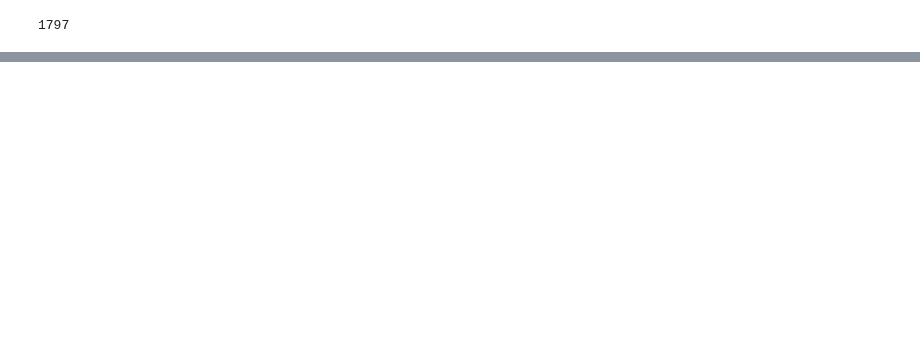
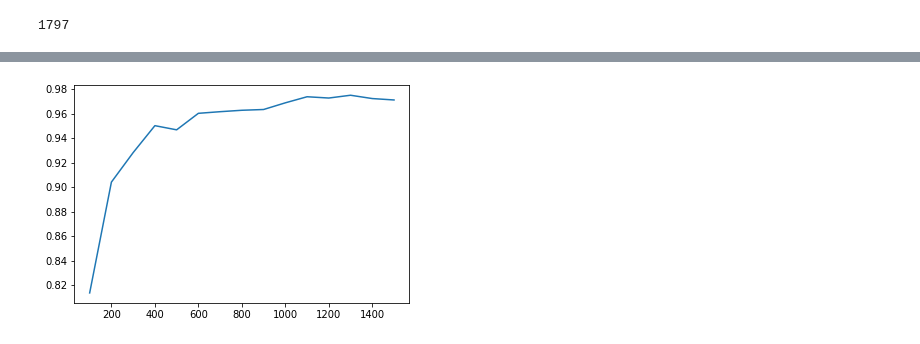
Before and after one commit to Qulacs-Osaka/scikit-qulacs, a Jupyter notebook: doc/source/notebooks/largeqsv_tut.ipynb, the cells around one changed output, grey strips where cells are left out. Saved outputs shown, nothing was run; the diff lists cells and outputs as text; code cells hidden in the pictures; blank space fills up the shorter version.

```diff
--- a/doc/source/notebooks/largeqsv_tut.ipynb
+++ b/doc/source/notebooks/largeqsv_tut.ipynb
@@ -91,0 +107,33 @@ print(n_samples)
+# %%
+from skqulacs.qsvm import QSVC
+from skqulacs.circuit import LearningCircuit
+from skqulacs.circuit import create_npqc_ansatz
+from sklearn.metrics import accuracy_score
+from matplotlib import pyplot
+acc_list=[]
+
+for trainsize in range(100,1501,100):
+    acc_list.append(0.0)
+    for kai in range(7):
+        n_qubit=8
+        # QSVC回路を作ります　create_npqc_ansatzでは、8qubit,8層なので72個の入力スロットがあります
+        #入力可能数が実入力数より多い場合、余った分は実入力の始めのほうが採用されます
+        #例えば8入力スロットに対して3実入力の場合、01201201になります
+        circuit = create_npqc_ansatz(n_qubit,8,0.035)
+        clf = QSVC(circuit)
+
+        X_train, X_test, y_train, y_test = train_test_split(
+            data, digits.target, train_size=trainsize, shuffle=True
+        )
+
+        # QSVCで学習をさせます
+        clf.fit(X_train, y_train)
+
+        # predictします
+        predicted = clf.predict(X_test)
+        acc_list[-1]+=accuracy_score(y_test, predicted)/7
+
+pyplot.plot(range(100,1501,100),acc_list)
+pyplot.show()
+# %% [output]
+[figure, added]
```
Also changed, not shown: parts of 5 cells of this notebook.
